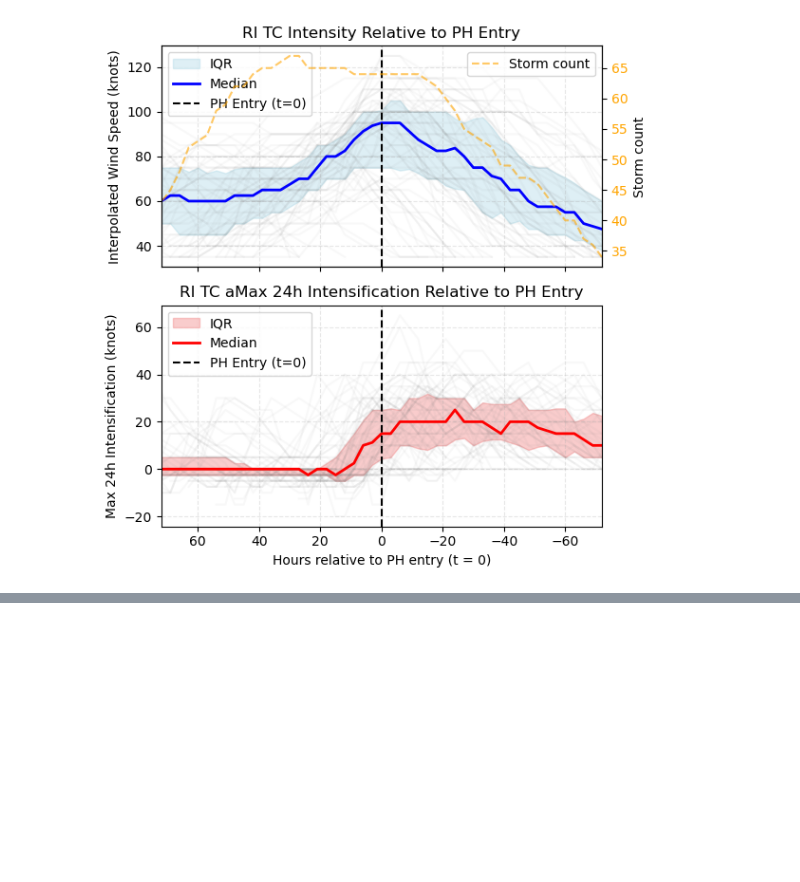
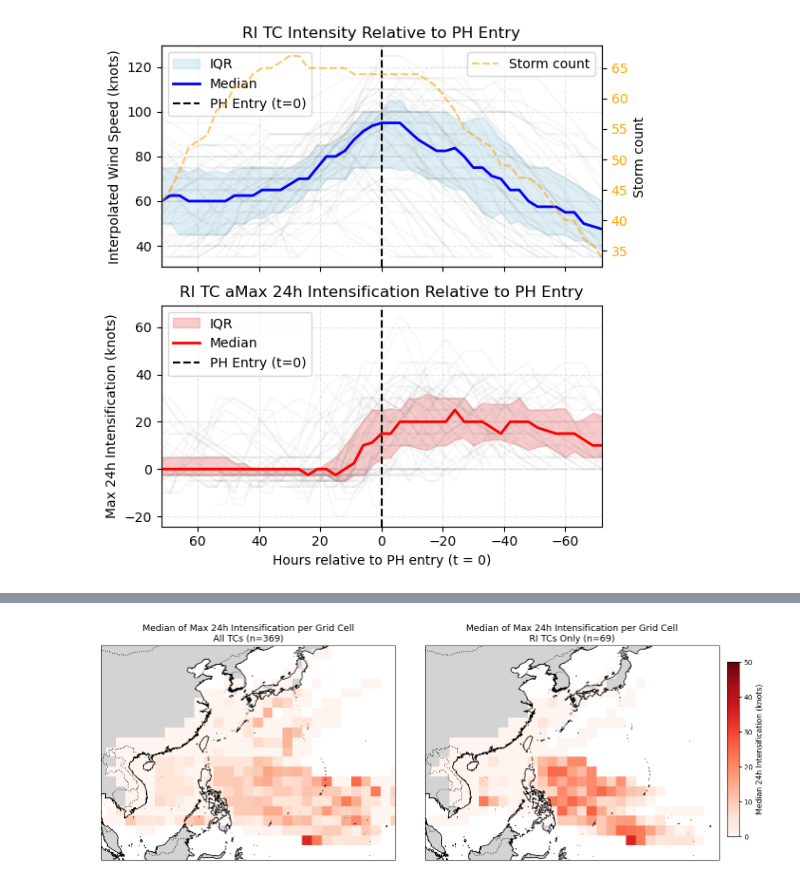
Before and after one commit to baracoma/tc-statistics, a Jupyter notebook: calculate-lifetime.ipynb, the cells around one changed output, grey strips where cells are left out. Drawn from its saved outputs; the diff is of its cells as text; code cells hidden in the pictures; blank space fills up the shorter version.

Commit message:
updated 6plots

```diff
--- a/calculate-lifetime.ipynb
+++ b/calculate-lifetime.ipynb
@@ -1000,0 +1168,60 @@ KeyError: 't_step'
+# %%
+import matplotlib.pyplot as plt
+import cartopy.crs as ccrs
+import cartopy.feature as cfeature
+import numpy as np
+
+# Reusable function
+def compute_grid(df, bin_size, var='max_24h_intensification'):
+    df = df[df[var].notna()].copy()
+    df['lon'] = df.geometry.x
+    df['lat'] = df.geometry.y
+    df['lon_bin'] = (df['lon'] / bin_size).round() * bin_size
+    df['lat_bin'] = (df['lat'] / bin_size).round() * bin_size
+    grid_stats = df.groupby(['lat_bin', 'lon_bin'])[var].median().reset_index()
+    pivot = grid_stats.pivot(index='lat_bin', columns='lon_bin', values=var)
+    lon_grid = pivot.columns.values
+    lat_grid = pivot.index.values
+    lon_mesh, lat_mesh = np.meshgrid(lon_grid, lat_grid)
+    return lon_mesh, lat_mesh, pivot.values
+
+# Parameters
+bin_size = 2
+df_all = df_ph_labeled[df_ph_labeled['max_24h_intensification'].notna()].copy()
+df_ri = df_ph_labeled[(df_ph_labeled['is_RI']) & (df_ph_labeled['max_24h_intensification'].notna())].copy()
+n_all = df_all['SID'].nunique()
+n_ri = df_ri['SID'].nunique()
+
+# Compute data
+lon1, lat1, Z1 = compute_grid(df_all, bin_size)
+lon2, lat2, Z2 = compute_grid(df_ri, bin_size)
+
+# Plotting
+fig, axs = plt.subplots(1, 2, figsize=(16, 7), subplot_kw={'projection': ccrs.PlateCarree()})
+titles = [
+    f"All TCs (n={n_all})",
+    f"RI TCs Only (n={n_ri})"
+]
+datasets = [(lon1, lat1, Z1), (lon2, lat2, Z2)]
+
+for ax, (lon, lat, Z), title in zip(axs, datasets, titles):
+    mesh = ax.pcolormesh(lon, lat, Z, shading='auto', cmap='Reds', vmin=0, vmax=50)
+    ax.set_title(f"Median of Max 24h Intensification per Grid Cell\n{title}", fontsize=13)
+    ax.set_extent([100, 160, 0, 40])
+    ax.coastlines(resolution='10m')
+    ax.add_feature(cfeature.BORDERS, linestyle=':')
+    ax.add_feature(cfeature.LAND, facecolor='lightgray')
+    ax.add_feature(cfeature.OCEAN, facecolor='white')
+
+# Shared colorbar for Cartopy axes (manually positioned)
+cbar_ax = fig.add_axes([0.91, 0.25, 0.015, 0.5])  # [left, bottom, width, height]
+cbar = fig.colorbar(mesh, cax=cbar_ax)
+cbar.set_label('Median 24h Intensification (knots)', fontsize=11)
+
+
+# Avoid tight_layout (for Cartopy)
+fig.subplots_adjust(wspace=0.1, bottom=0.1, top=0.88)
+
+plt.show()
+# %% [output]
+[figure, added]
```
Also changed, not shown: parts of 7 cells of this notebook.
